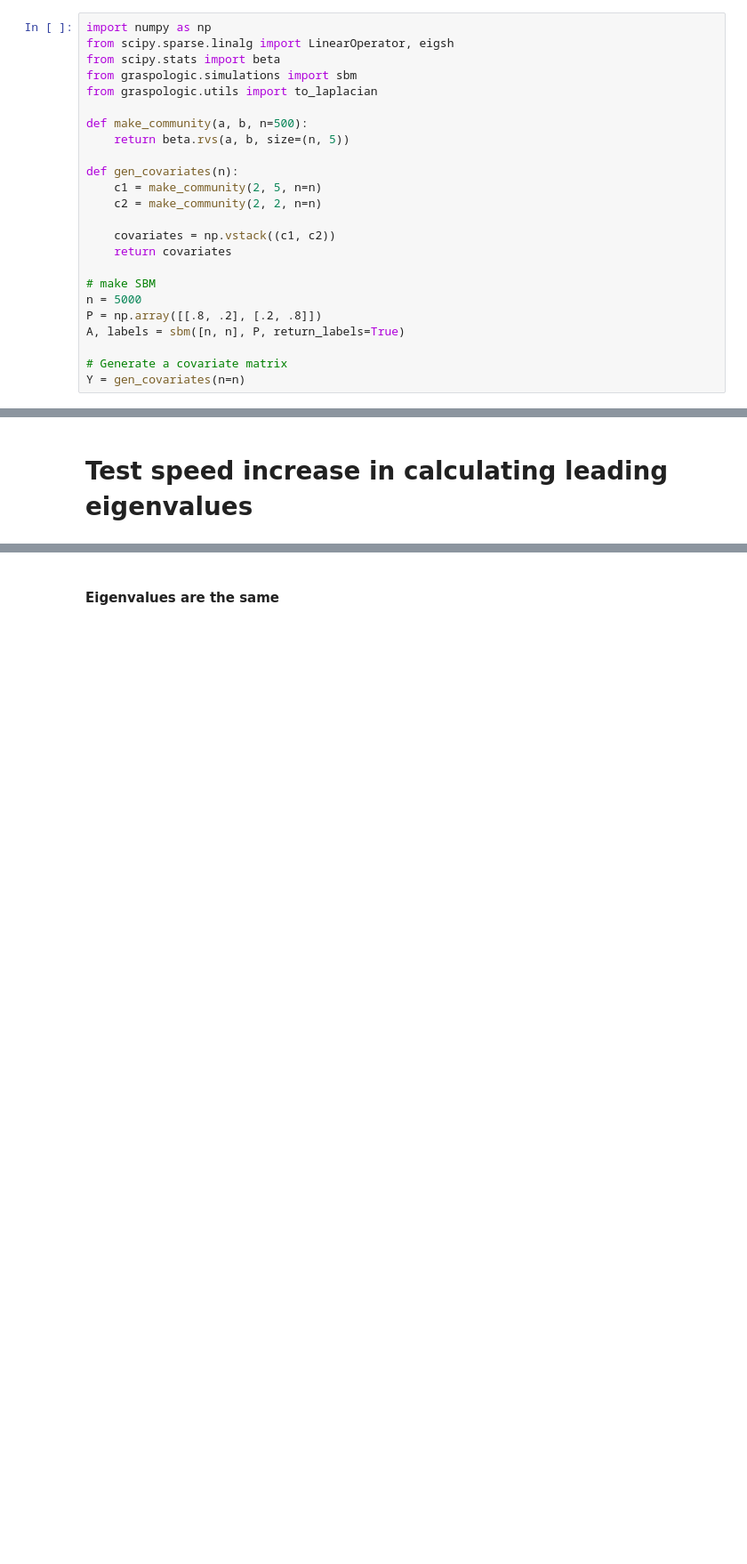
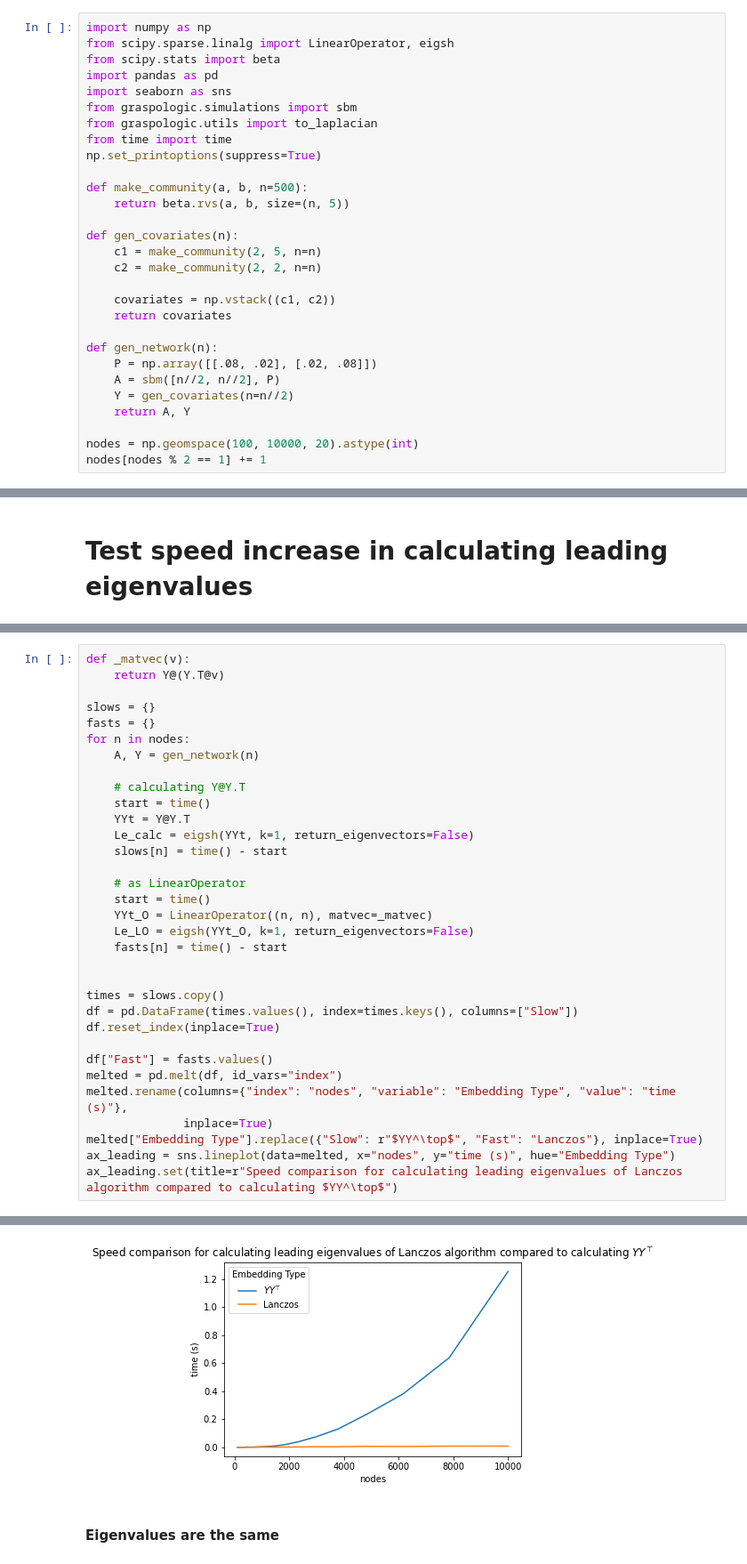
Before and after one commit to loftusa/graspy-personal, a Jupyter notebook: notebooks/LinearOperating_timetest.ipynb, the cells around one changed output, grey strips where cells are left out. Shown at 89% size. Cells and saved outputs as stored; diff of their text form; blank space fills up the shorter version.

```diff
--- a/notebooks/LinearOperating_timetest.ipynb
+++ b/notebooks/LinearOperating_timetest.ipynb
@@ -4,8 +4,12 @@
 import numpy as np
 from scipy.sparse.linalg import LinearOperator, eigsh
 from scipy.stats import beta
+import pandas as pd
+import seaborn as sns
 from graspologic.simulations import sbm
 from graspologic.utils import to_laplacian
+from time import time
+np.set_printoptions(suppress=True)
 
 def make_community(a, b, n=500):
     return beta.rvs(a, b, size=(n, 5))
@@ -17,13 +21,14 @@ def gen_covariates(n):
     covariates = np.vstack((c1, c2))
     return covariates
 
-# make SBM
-n = 5000
-P = np.array([[.8, .2], [.2, .8]])
-A, labels = sbm([n, n], P, return_labels=True)
+def gen_network(n):
+    P = np.array([[.08, .02], [.02, .08]])
+    A = sbm([n//2, n//2], P)
+    Y = gen_covariates(n=n//2)
+    return A, Y
 
-# Generate a covariate matrix
-Y = gen_covariates(n=n)
+nodes = np.geomspace(100, 10000, 20).astype(int)
+nodes[nodes % 2 == 1] += 1
 # %% [markdown]
 true eigenvalues
 # %% [markdown]
@@ -70,0 +39,34 @@ print(f"{83.3 / 5.78} times speed increase")
+# %%
+def _matvec(v):
+    return Y@(Y.T@v)
+
+slows = {}
+fasts = {}
+for n in nodes:
+    A, Y = gen_network(n)
+
+    # calculating Y@Y.T
+    start = time()
+    YYt = Y@Y.T
+    Le_calc = eigsh(YYt, k=1, return_eigenvectors=False)
+    slows[n] = time() - start
+
+    # as LinearOperator
+    start = time()
+    YYt_O = LinearOperator((n, n), matvec=_matvec)
+    Le_LO = eigsh(YYt_O, k=1, return_eigenvectors=False)
+    fasts[n] = time() - start
+
+
+times = slows.copy()
+df = pd.DataFrame(times.values(), index=times.keys(), columns=["Slow"])
+df.reset_index(inplace=True)
+
+df["Fast"] = fasts.values()
+melted = pd.melt(df, id_vars="index")
+melted.rename(columns={"index": "nodes", "variable": "Embedding Type", "value": "time (s)"},
+              inplace=True)
+melted["Embedding Type"].replace({"Slow": r"$YY^\top$", "Fast": "Lanczos"}, inplace=True)
+ax_leading = sns.lineplot(data=melted, x="nodes", y="time (s)", hue="Embedding Type")
+ax_leading.set(title=r"Speed comparison for calculating leading eigenvalues of Lanczos algorithm compared to calculating $YY^\top$")
+# %% [output]
@@ -71,2 +74,3 @@ print(f"{83.3 / 5.78} times speed increase")
+[figure, added]
 # %% [markdown]
 #### Eigenvalues are the same
```
Also changed, not shown: parts of 25 cells of this notebook.
